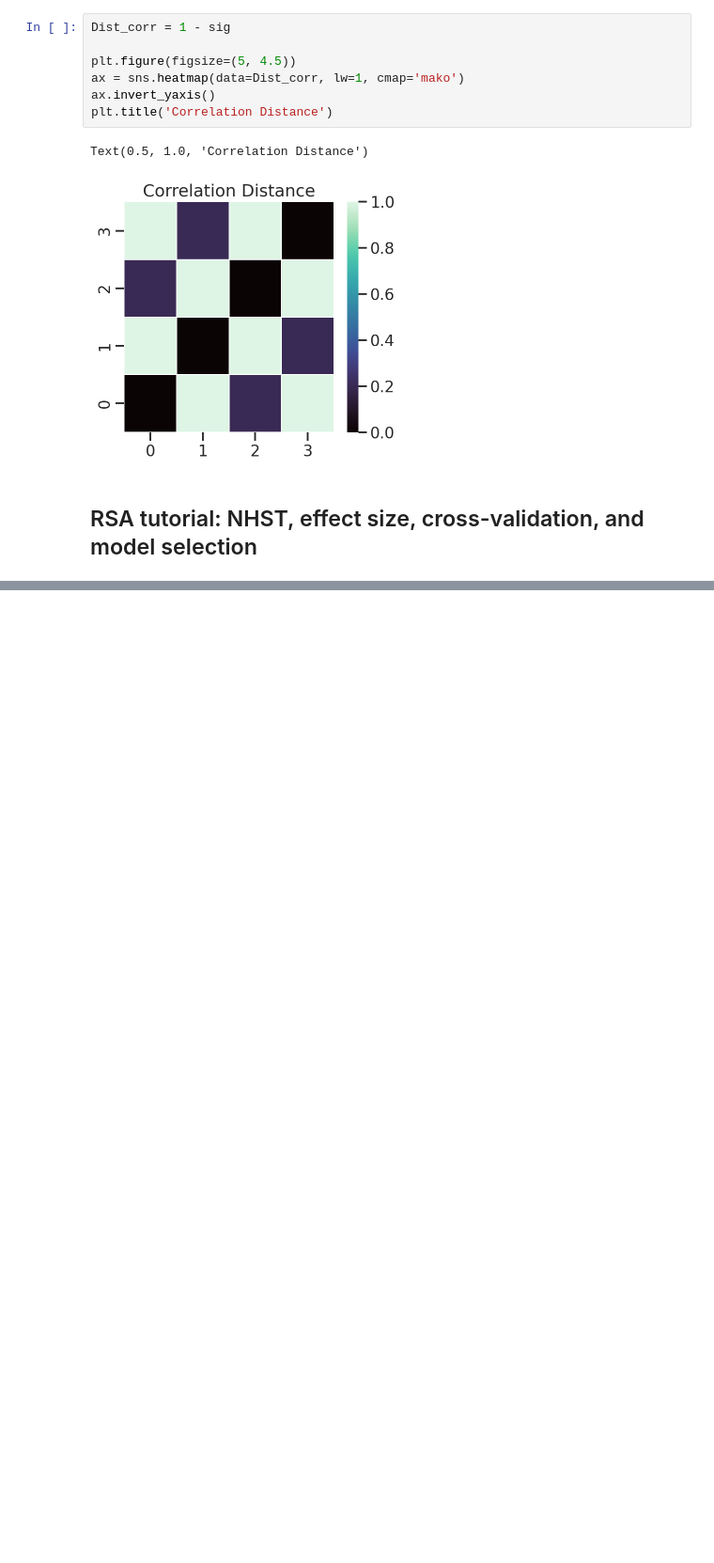
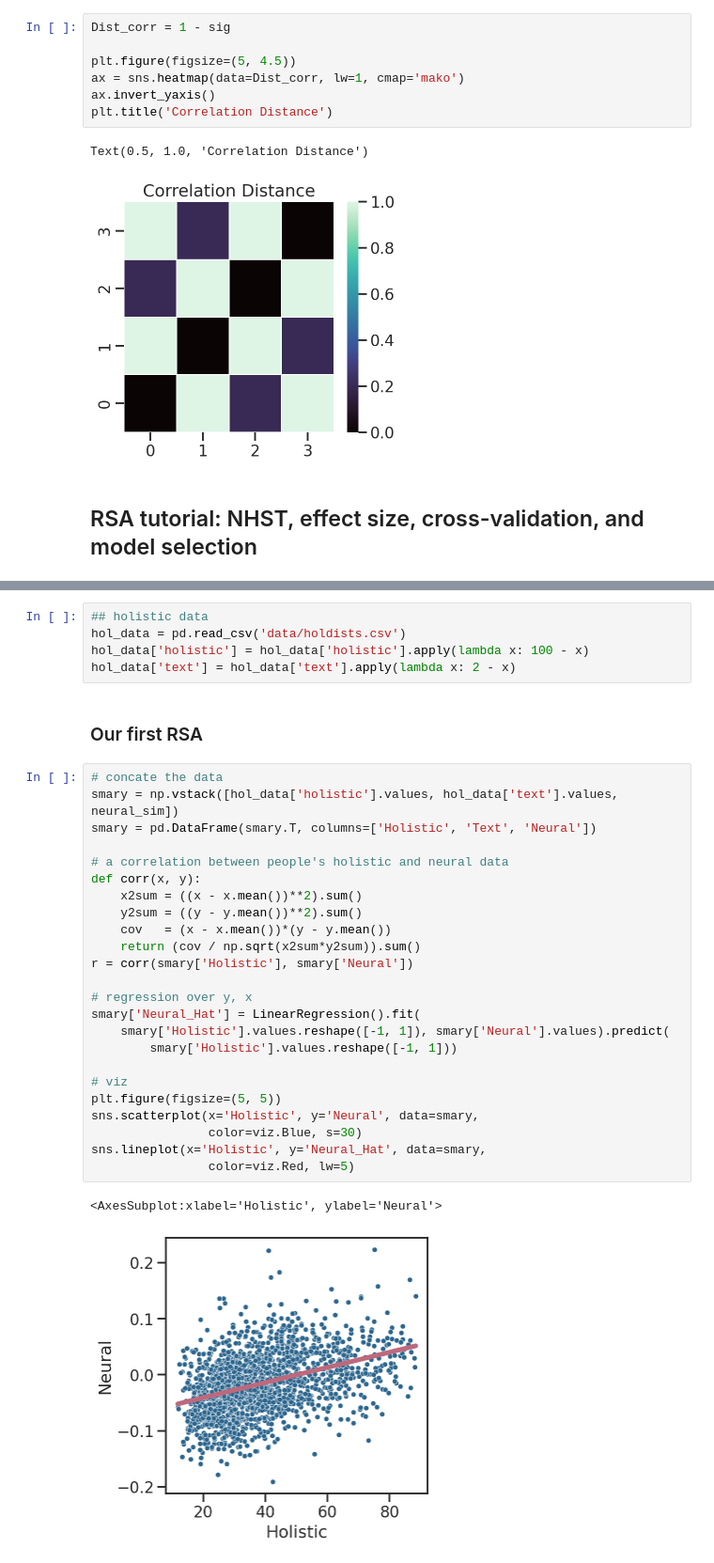
Before and after one commit to fangzefunny/Some-Topics, a Jupyter notebook: RSA.ipynb, the cells around one changed output, grey strips where cells are left out. Shown: that part at 94% size. Drawn from its saved outputs; the diff is of its cells as text; blank space fills up the shorter version.

```diff
--- a/RSA.ipynb
+++ b/RSA.ipynb
@@ -144,0 +147,34 @@ neural_data
+# %%
+## holistic data
+hol_data = pd.read_csv('data/holdists.csv')
+hol_data['holistic'] = hol_data['holistic'].apply(lambda x: 100 - x)
+hol_data['text'] = hol_data['text'].apply(lambda x: 2 - x)
+# %% [markdown]
+### Our first RSA
+# %%
+# concate the data
+smary = np.vstack([hol_data['holistic'].values, hol_data['text'].values, neural_sim])
+smary = pd.DataFrame(smary.T, columns=['Holistic', 'Text', 'Neural'])
+
+# a correlation between people's holistic and neural data
+def corr(x, y):
+    x2sum = ((x - x.mean())**2).sum()
+    y2sum = ((y - y.mean())**2).sum()
+    cov   = (x - x.mean())*(y - y.mean())
+    return (cov / np.sqrt(x2sum*y2sum)).sum()
+r = corr(smary['Holistic'], smary['Neural'])
+
+# regression over y, x
+smary['Neural_Hat'] = LinearRegression().fit(
+    smary['Holistic'].values.reshape([-1, 1]), smary['Neural'].values).predict(
+        smary['Holistic'].values.reshape([-1, 1]))
+
+# viz
+plt.figure(figsize=(5, 5))
+sns.scatterplot(x='Holistic', y='Neural', data=smary,
+                color=viz.Blue, s=30)
+sns.lineplot(x='Holistic', y='Neural_Hat', data=smary,
+                color=viz.Red, lw=5)
+# %% [output]
+<AxesSubplot:xlabel='Holistic', ylabel='Neural'>
+[figure, added]
```
Also changed, not shown: parts of 16 cells of this notebook, 1 other file.
